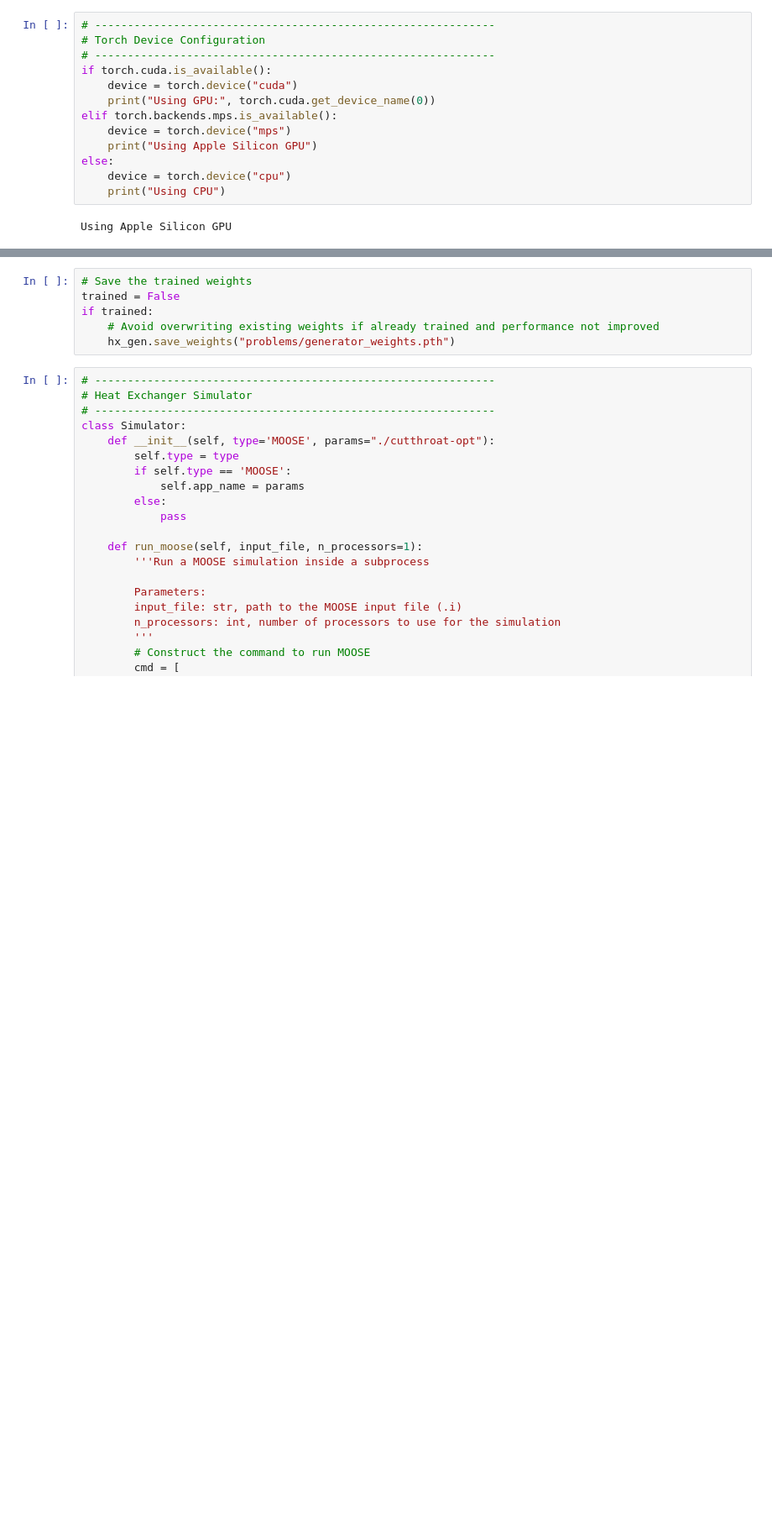
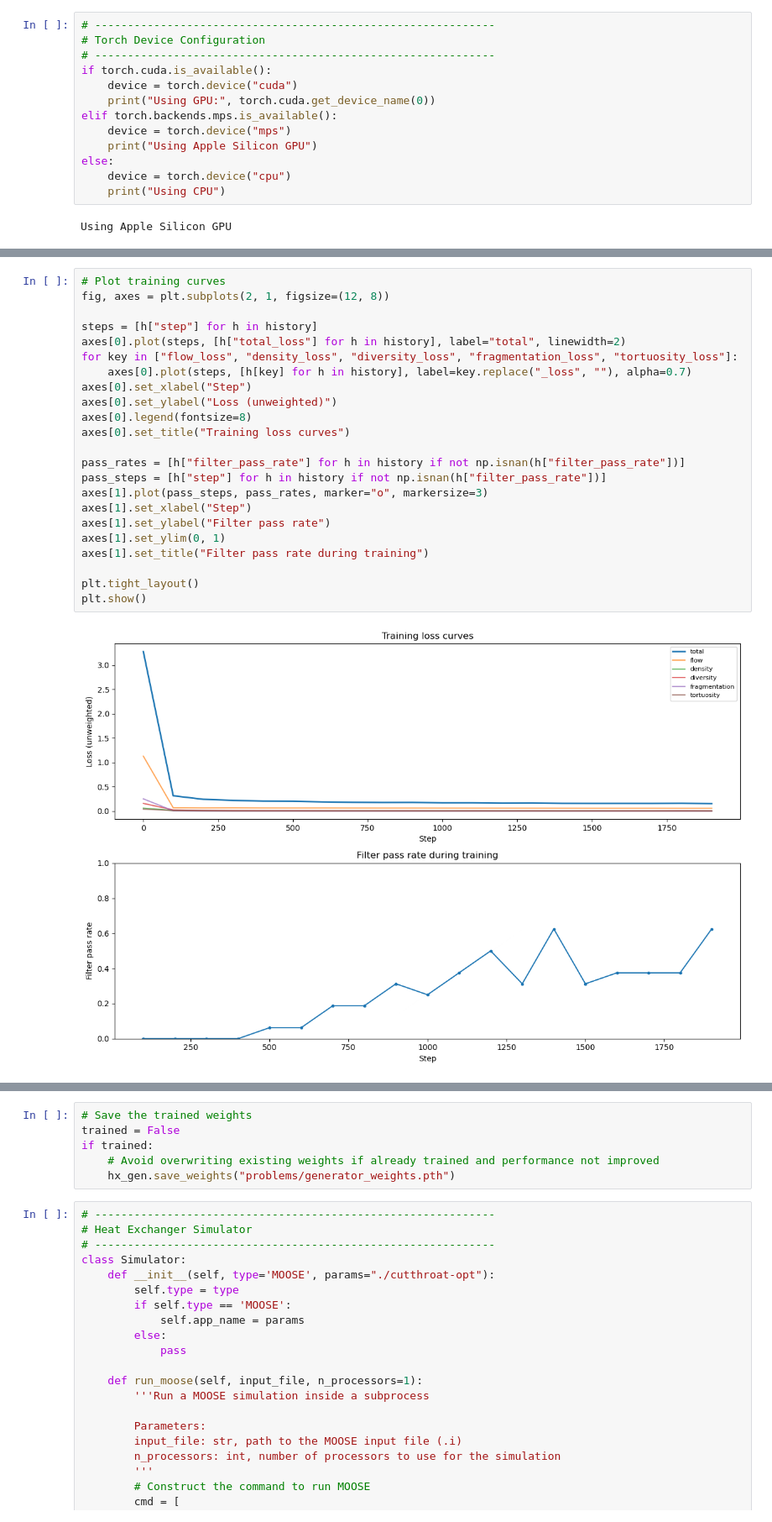
Before and after one commit to Jagardiner97/CUTTHROAT, a Jupyter notebook: topology-optimization.ipynb, the cells around one changed output, grey strips where cells are left out. Shown at 84% size. Saved outputs shown, nothing was run; the diff lists cells and outputs as text; blank space fills up the shorter version.

```diff
--- a/topology-optimization.ipynb
+++ b/topology-optimization.ipynb
@@ -1465,3 +1540,28 @@ Step 1100 | pass rate 0.75 | loss 0.1827 | rho 0.0000 | flow 0.0670 | pocket 0.0
+# %%
+# Plot training curves
+fig, axes = plt.subplots(2, 1, figsize=(12, 8))
+
+steps = [h["step"] for h in history]
+axes[0].plot(steps, [h["total_loss"] for h in history], label="total", linewidth=2)
+for key in ["flow_loss", "density_loss", "diversity_loss", "fragmentation_loss", "tortuosity_loss"]:
+    axes[0].plot(steps, [h[key] for h in history], label=key.replace("_loss", ""), alpha=0.7)
+axes[0].set_xlabel("Step")
+axes[0].set_ylabel("Loss (unweighted)")
+axes[0].legend(fontsize=8)
+axes[0].set_title("Training loss curves")
+
+pass_rates = [h["filter_pass_rate"] for h in history if not np.isnan(h["filter_pass_rate"])]
+pass_steps = [h["step"] for h in history if not np.isnan(h["filter_pass_rate"])]
+axes[1].plot(pass_steps, pass_rates, marker="o", markersize=3)
+axes[1].set_xlabel("Step")
+axes[1].set_ylabel("Filter pass rate")
+axes[1].set_ylim(0, 1)
+axes[1].set_title("Filter pass rate during training")
+
+plt.tight_layout()
+plt.show()
+# %% [output]
+[figure, added]
 # %%
 # Run the diagnostic to visualize the CNN output and filter checks after pretraining.
 hx_gen.run_diagnostic()
```
Also changed, not shown: parts of 6 cells of this notebook.
